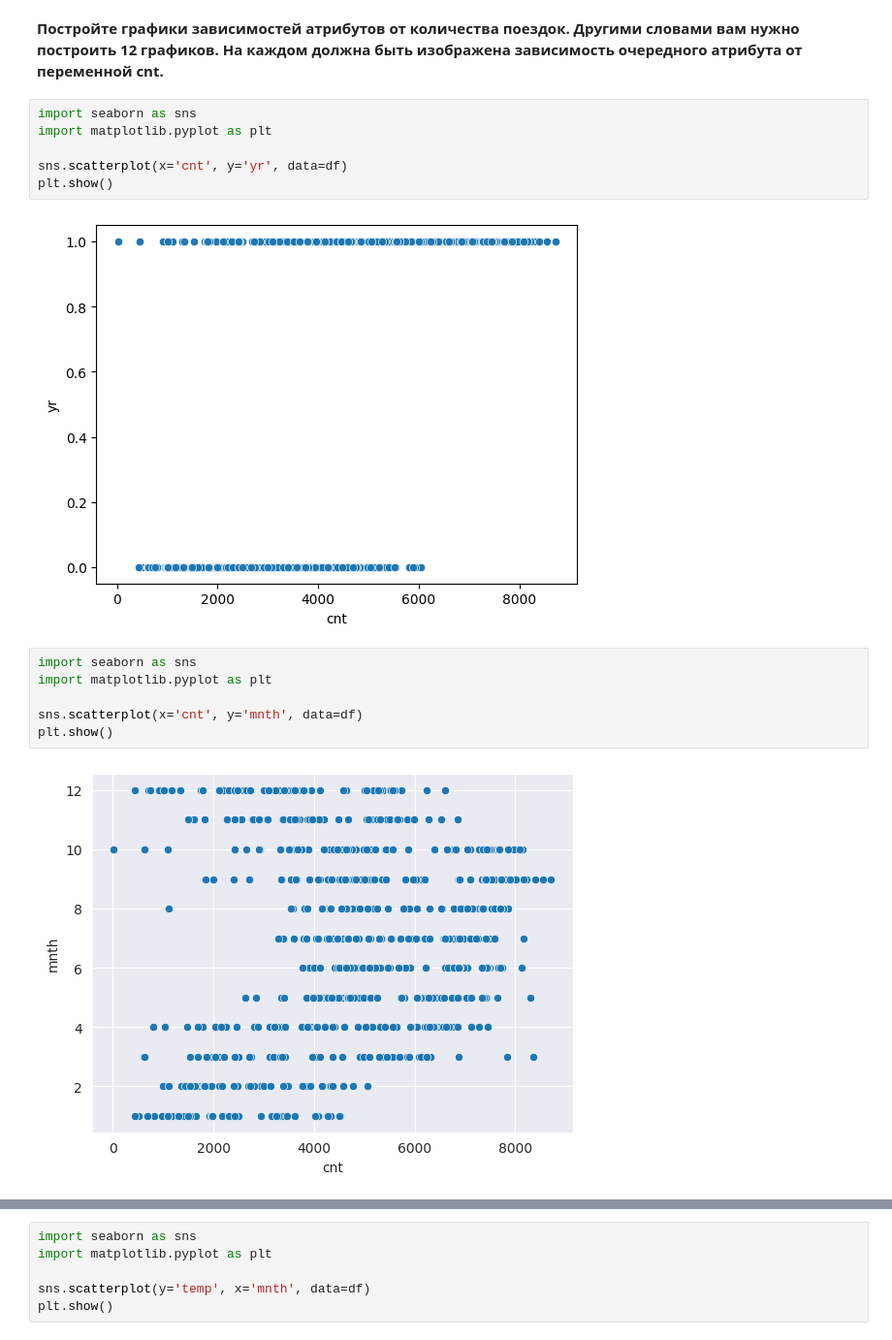
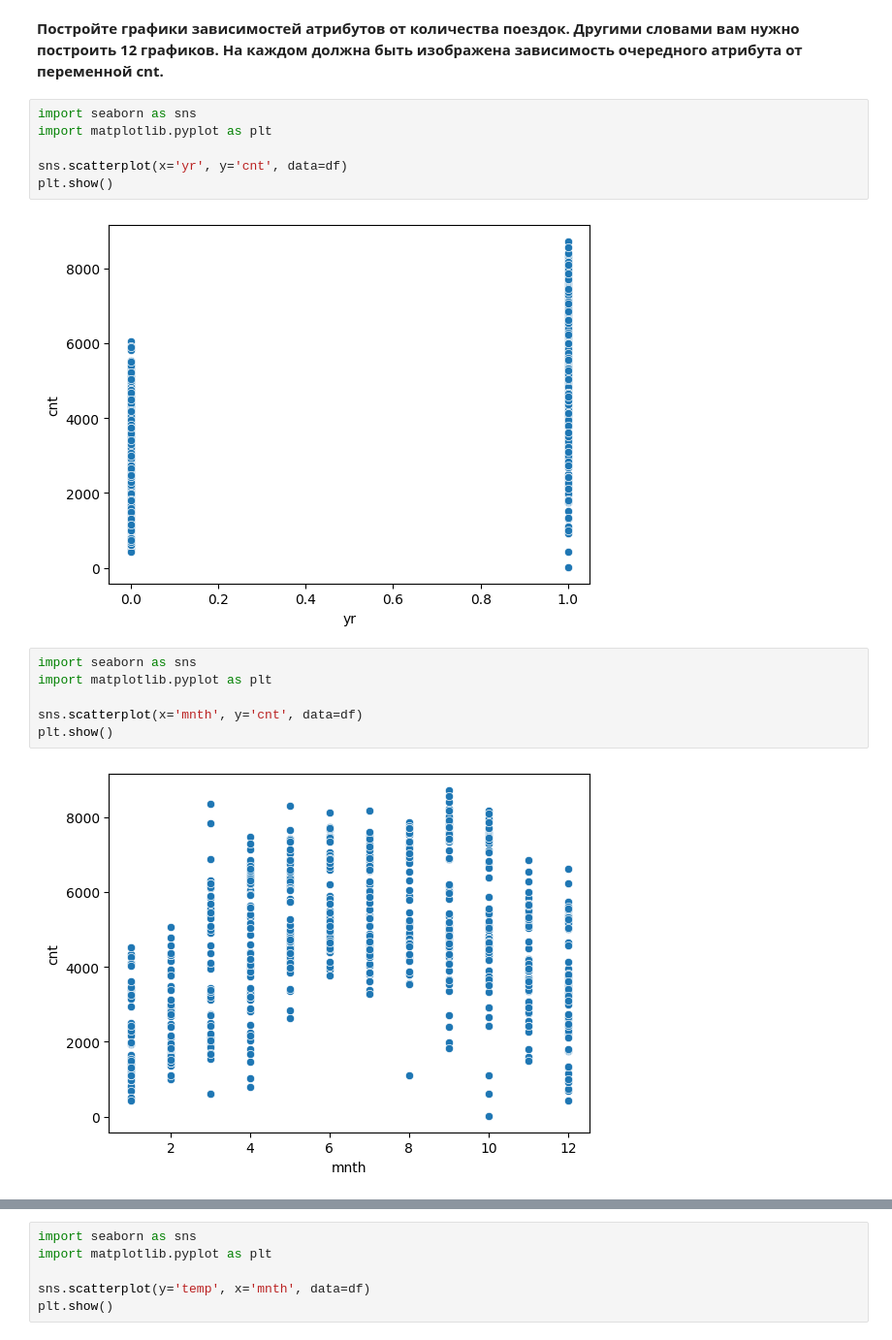
Before and after one commit to RostislavB74/DS_HW4, a Jupyter notebook: OverfittingHomeWork (1).ipynb, the cells around one changed output, grey strips where cells are left out. Shown at 97% size. Drawn from its saved outputs; the diff is of its cells as text.

```diff
--- a/OverfittingHomeWork (1).ipynb
+++ b/OverfittingHomeWork (1).ipynb
@@ -99,18 +99,18 @@ memory usage: 74.4 KB
 import seaborn as sns
 import matplotlib.pyplot as plt
 
-sns.scatterplot(x='cnt', y='yr', data=df)
+sns.scatterplot(x='yr', y='cnt', data=df)
 plt.show()
 # %% [output]
-[figure, old version]
+[figure, new version]
 # %%
 import seaborn as sns
 import matplotlib.pyplot as plt
 
-sns.scatterplot(x='cnt', y='mnth', data=df)
+sns.scatterplot(x='mnth', y='cnt', data=df)
 plt.show()
 # %% [output]
-[figure, old version]
+[figure, new version]
 # %%
 import seaborn as sns
 import matplotlib.pyplot as plt
```
Also changed, not shown: parts of 24 cells of this notebook.
